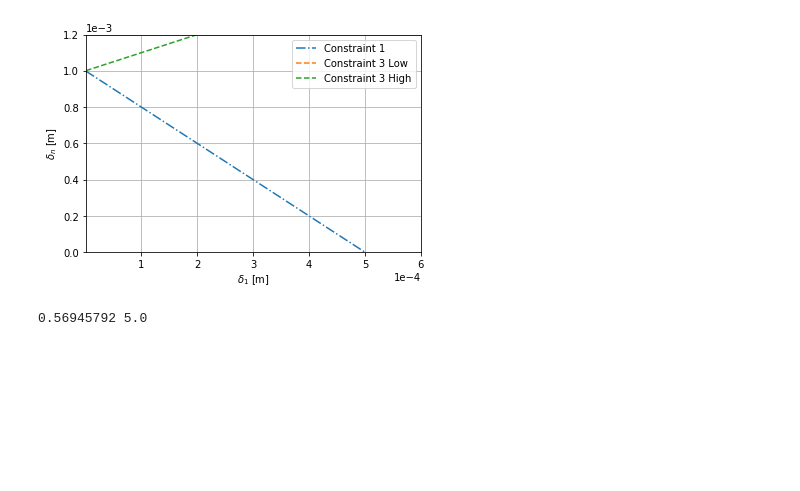
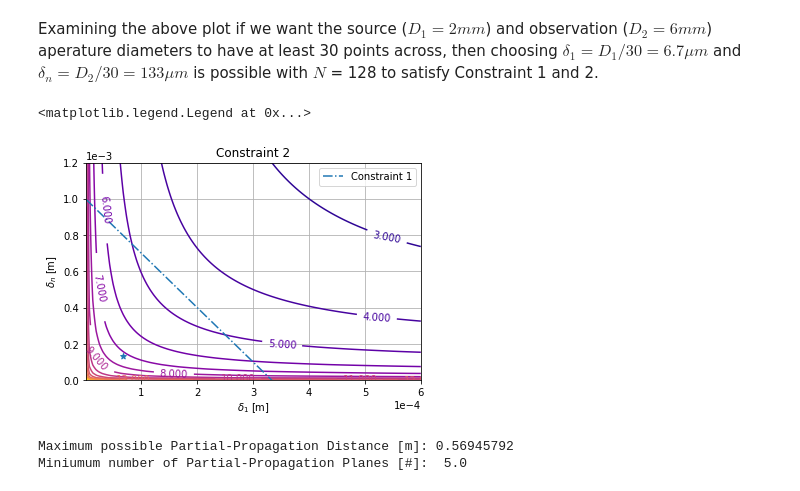
Before and after one commit to Ein-Octocat/scintillation_profiling_code, a Jupyter notebook: exercise_sampling_constraints_angular_spectrum_partial_propagation_method.ipynb, the cells around one changed output. Cells and saved outputs as stored; diff of their text form; code cells hidden in the pictures; blank space fills up the shorter version.

```diff
--- a/exercise_sampling_constraints_angular_spectrum_partial_propagation_method.ipynb
+++ b/exercise_sampling_constraints_angular_spectrum_partial_propagation_method.ipynb
@@ -53,4 +53,14 @@ def constraint_4(delta1,delta_n,wvl,Dz):
     N = wvl*Dz/(delta1_mesh*delta_n_mesh)
 
     return delta1_mesh,delta_n_mesh,N
+# %%
+delta1 = np.linspace(1e-6, 600e-6,100)# generate array of possible source screen point spacings
+delta_n = np.linspace(1e-6, 1200e-6,100)# generate array of possible observation screen point spacings
+
+D1 = 2e-3 # spatial extent of source illumination lobe [m]
+D2 = 6e-3 # spatial extent of image illumination lobe [m]
+Dz = 2.0 # source-observation separation distance [m]
+wvl = 1e-6 # optical wavelength
+R = 'inf' # radius of curvature of wavefront - set to 'inf' if plane wave
+#R = 0.01
 # %%
@@ -74,30 +103,33 @@ delta_n_constraint_3_low, delta_n_constraint_3_high = constraint_3(delta1, D1, R
+# %% [markdown]
+Examining the above plot if we want the source ($D_1 = 2 mm$) and observation ($D_2 = 6 mm$) aperature diameters to have at least 30 points across, then choosing $\delta_1 = D_1/30 = 6.7 \mu m$ and $\delta_n = D_2/30 = 133 \mu m$ is possible with
+$N$ = 128 to satisfy Constraint 1 and 2.
 # %%
-#%matplotlib qt
 fig, ax = plt.subplots()
 
 plt.plot(delta1, delta_n_constraint_1, '-.', label = 'Constraint 1')
+#plt.plot(delta1, delta_n_constraint_3_low, '--', label = 'Constraint 3 Low')
+#plt.plot(delta1, delta_n_constraint_3_high, '--', label = 'Constraint 3 High')
 
-plt.plot(delta1, delta_n_constraint_3_low, '--', label = 'Constraint 3 Low')
-plt.plot(delta1, delta_n_constraint_3_high, '--', label = 'Constraint 3 High')
-
-#contour_constraint_3 = ax.contour( delta1_mesh, delta_n_mesh, np.log2(N_constraint_2), 5, cmap = 'plasma') #needs contour label
-#ax.clabel(contour_constraint_3, inline=1, fontsize=10)
+contour_constraint_3 = ax.contour( delta1_mesh, delta_n_mesh, np.log2(N_constraint_2), 20, cmap = 'plasma') #needs contour label
+ax.clabel(contour_constraint_3, inline=1, fontsize=10)
 
 #contour_constraint_4 = ax.contour( delta1_mesh, delta_n_mesh, np.log2(N_constraint_4), 10)
 #ax.clabel(contour_constraint_4, inline=1, fontsize=10)
+
+ax.scatter([66.7e-6],[133e-6], marker = "*")
 
 plt.ticklabel_format(style='sci', scilimits=(0,0))
 
 plt.xlim(left = delta1[0], right = delta1[-1])
 plt.ylim(bottom = delta_n[0], top = delta_n[-1])
 
 plt.xlabel(r'$\delta_1$ [m]')
 plt.ylabel(r'$\delta_n$ [m]')
 
-#plt.title('Constraint 4')
+plt.title('Constraint 2')
 plt.grid()
 
 plt.legend()
-plt.show()
 # %% [output]
+<matplotlib.legend.Legend at 0x...>
-[figure, old version]
+[figure, new version]
@@ -149,6 +153,8 @@ def calc_num_partial_prop(delta_z, delta_z_max):
 delta_zi =  calc_min_plane_sep(66.7e-6, 133e-6, 2**7, wvl)
 n = calc_num_partial_prop(Dz, delta_zi)
 
-print(delta_zi, n)
+print("Maximum possible Partial-Propagation Distance [m]:", delta_zi)
+print("Miniumum number of Partial-Propagation Planes [#]: ", n)
 # %% [output]
-0.56945792 5.0
+Maximum possible Partial-Propagation Distance [m]: 0.56945792
+Miniumum number of Partial-Propagation Planes [#]:  5.0
```
Also changed, not shown: parts of 3 cells of this notebook, 1 other file.
